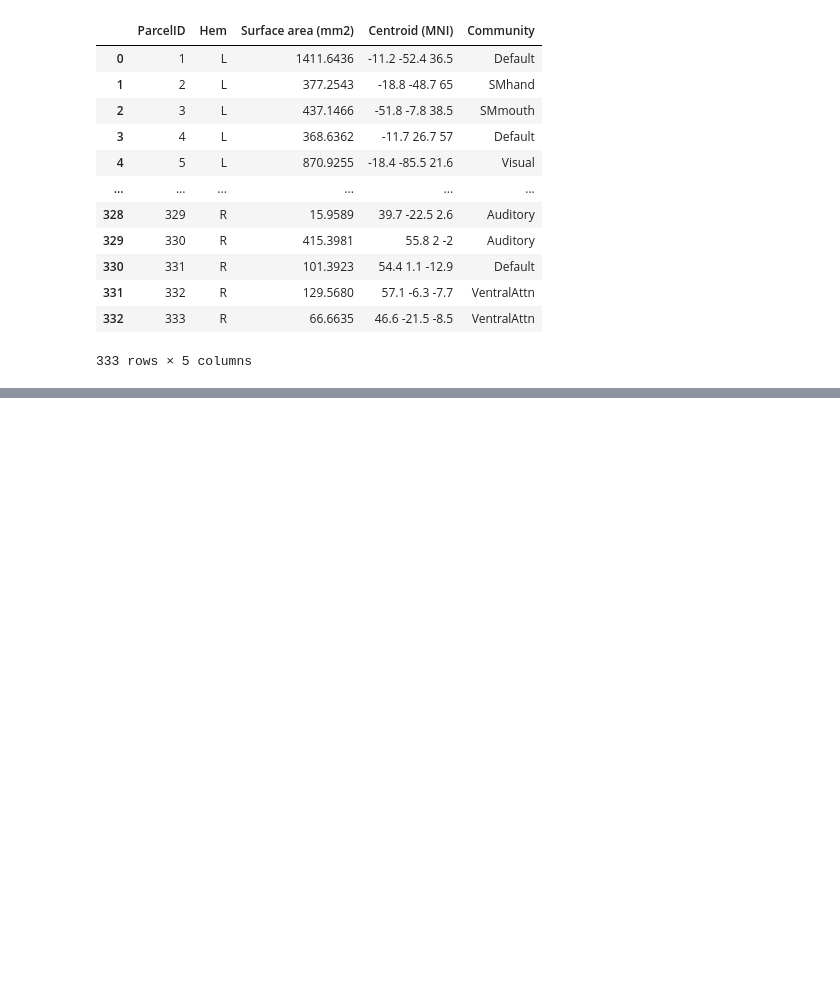
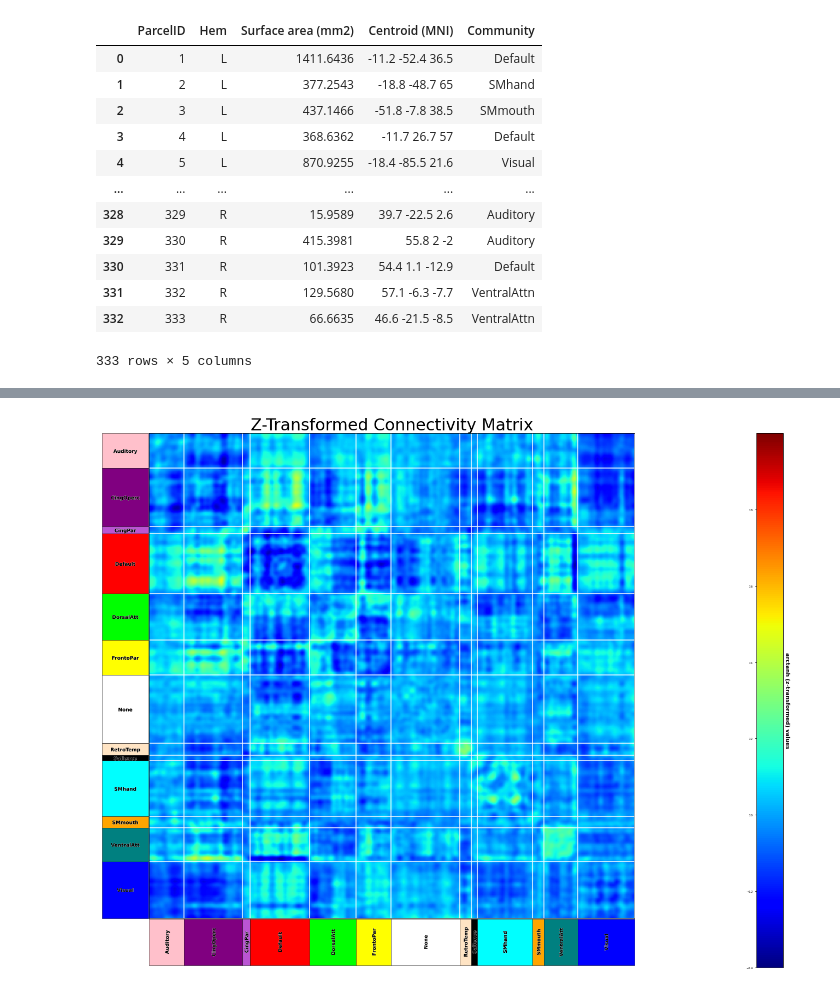
Before and after one commit to MattFeig/rsFC_python_tutorial, a Jupyter notebook: notebooks/Basic_Overview.ipynb, the cells around one changed output, grey strips where cells are left out. Cells and saved outputs as stored; diff of their text form; code cells hidden in the pictures; blank space fills up the shorter version.

```diff
--- a/notebooks/Basic_Overview.ipynb
+++ b/notebooks/Basic_Overview.ipynb
@@ -132,0 +273,4 @@ array(['Auditory', 'CinguloOperc', 'CinguloParietal', 'Default',
+# %%
+make_corrfig(gaussian_filter(rsfc_data_ordered[0,:,:]-rsfc_data_ordered[1,:,:],1.5))
+# %% [output]
+[figure, added]
```
Also changed, not shown: parts of 11 cells of this notebook, 2 other files.
